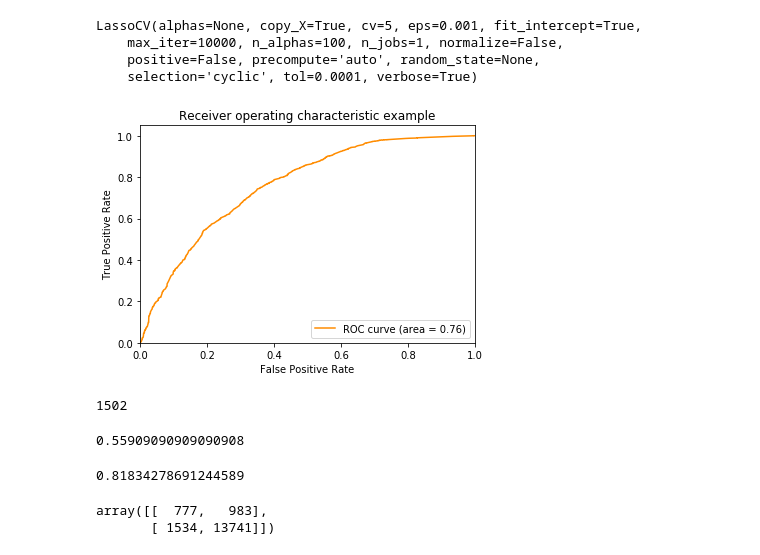
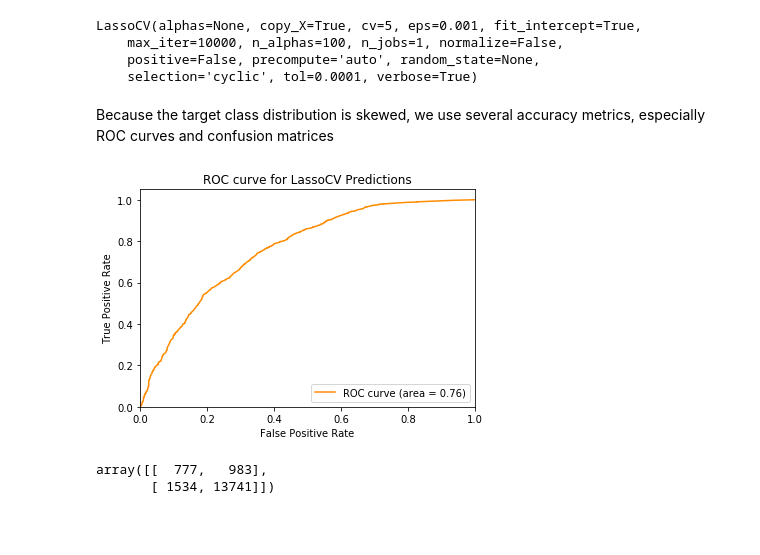
Before and after one commit to jacobakh/ML4CT, a Jupyter notebook: paul_explo.ipynb, the cells around one changed output. Saved outputs shown, nothing was run; the diff lists cells and outputs as text; code cells hidden in the pictures; blank space fills up the shorter version.

```diff
--- a/paul_explo.ipynb
+++ b/paul_explo.ipynb
@@ -54,0 +71,5 @@ for motive_str in raw.motive.dropna():
+# %%
+# Making one-hot-encoded dummy variables
+rel_columns = ['attacktype1_txt', 'targtype1_txt', 'targsubtype1_txt', 'weaptype1_txt', 'weapsubtype1_txt']
+X = get_dummies(raw, rel_columns)
+Y = raw.success
@@ -65,4 +91,6 @@ LassoCV(alphas=None, copy_X=True, cv=5, eps=0.001, fit_intercept=True,
     selection='cyclic', tol=0.0001, verbose=True)
 # %%
 y_pred = predictor.predict(X_test)
+# %% [markdown]
+Because the target class distribution is skewed, we use several accuracy metrics, especially ROC curves and confusion matrices
 # %%
@@ -71,19 +100,12 @@ roc_auc = roc_auc_score(y_test, y_pred)
 # %%
 plt.plot(fpr, tpr, color='darkorange', label='ROC curve (area = %0.2f)' % roc_auc)
 plt.xlim([0.0, 1.0])
 plt.ylim([0.0, 1.05])
 plt.xlabel('False Positive Rate')
 plt.ylabel('True Positive Rate')
-plt.title('Receiver operating characteristic example')
+plt.title('ROC curve for LassoCV Predictions')
 plt.legend(loc="lower right")
+plt.savefig('img/lassoROC')
 plt.show()
 # %% [output]
-[figure, old version]
+[figure, new version]
-# %%
-np.min(np.where(tpr > 0.9))
-# %% [output]
-1502
-# %%
-fpr[1502]
-# %% [output]
-0.55909090909090908
@@ -92,5 +112 @@ threshold = thresh[1502]
-# %%
-threshold
-# %% [output]
-0.81834278691244589
 # %%
```
Also changed, not shown: parts of 50 cells of this notebook.
